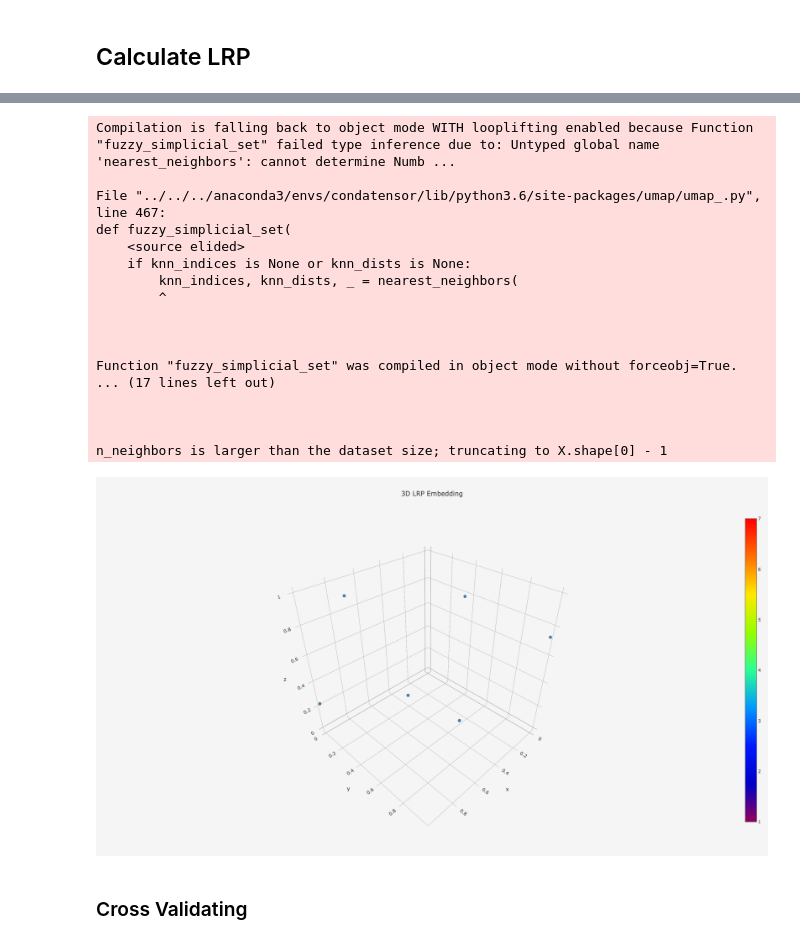
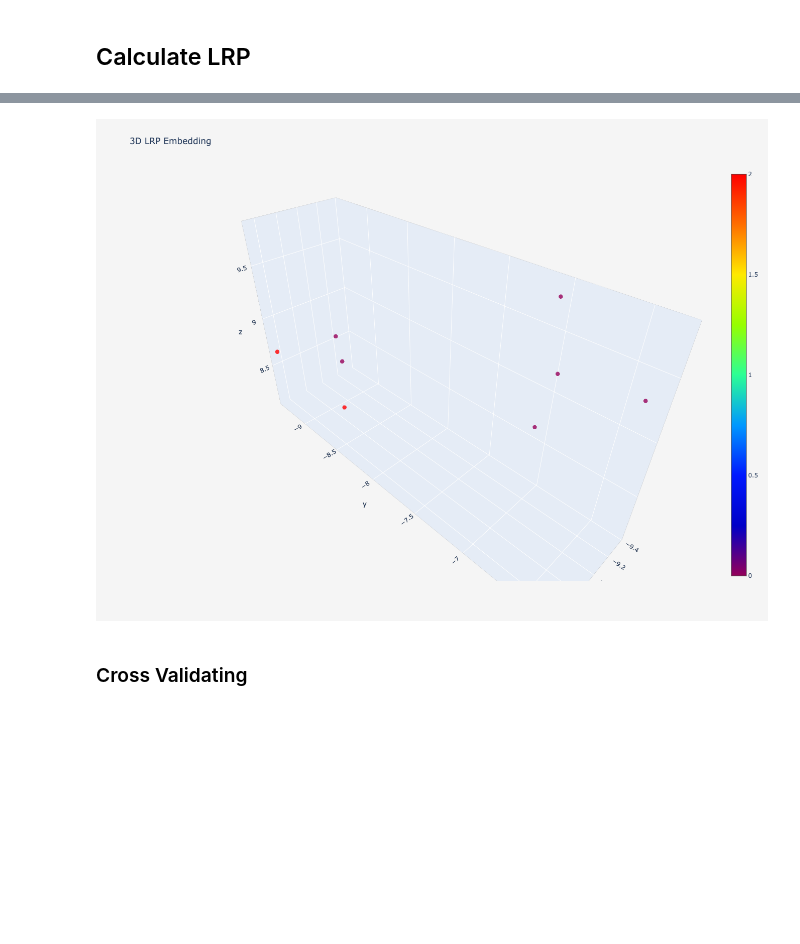
Before and after one commit to ahsanMah/interpretDL, a Jupyter notebook: ASD/HR_LR-post_gs.ipynb, the cells around one changed output, grey strips where cells are left out. Drawn from its saved outputs; the diff is of its cells as text; code cells hidden in the pictures; blank space fills up the shorter version.

Commit message:
Added some code to visualize feature relevances

```diff
--- a/ASD/HR_LR-post_gs.ipynb
+++ b/ASD/HR_LR-post_gs.ipynb
@@ -241,2 +247,6 @@ precision_score(y_true=np.ravel(y_valid), y_pred=y_pred, pos_label=0)
 # %% [markdown]
 ## Calculate LRP
+# %%
+val_samples = analysis_labels.loc[test_labels.index]
+val_samples["DNN Pred"] = y_pred
+val_samples[val_samples["Risk"]=="HR"]
@@ -243,10 +269,13 @@ precision_score(y_true=np.ravel(y_valid), y_pred=y_pred, pos_label=0)
+# %%
+_correct = np.logical_and(y_pred == np.ravel(y_valid) , (val_samples["Risk"]=="HR").values)
+_labels = val_samples[_correct]["ASD_DX_group"].values
 # %%
-correct_HR_samples = X_valid[y_pred == np.ravel(y_valid) & (val_samples["Risk"]=="HR").values]
+correct_HR_samples = X_valid[np.logical_and(y_pred == np.ravel(y_valid) , (val_samples["Risk"]=="HR").values)]
 # %%
 import innvestigate
 import innvestigate.utils as iutils
 
-analyzer_type = "lrp.epsilon"
+analyzer_type = "pattern.attribution"
 analyzer_kwargs = {
     "pattern.attribution":
         {"pattern_type":"relu"},
@@ -321,37 +301,22 @@ def plot_3d_lrp(lrp):
 # %%
 from sklearn.preprocessing import MinMaxScaler
+from helper import plot_3d_lrp
+
 reducer = umap.UMAP(random_state=42,
                     n_components = 3,
-                    n_neighbors=5,
+                    n_neighbors=6,
                     min_dist=0)
 
 reducer_pipeline = Pipeline([
             ("umap", reducer),
-            ("scaler",  MinMaxScaler())
+#             ("scaler",  MinMaxScaler())
 ])
 
 reducer_pipeline.fit(lrp)
 embeddings = reducer_pipeline.transform(lrp)
-plot_3d_lrp(lrp)
+plot_3d_lrp(embeddings, colors= enc.transform(_labels.reshape(-1,1))[:,0], labels=_labels )
 # %% [output]
-Compilation is falling back to object mode WITH looplifting enabled because Function "fuzzy_simplicial_set" failed type inference due to: Untyped global name 'nearest_neighbors': cannot determine Numb ...
-
-File "../../../anaconda3/envs/condatensor/lib/python3.6/site-packages/umap/umap_.py", line 467:
-def fuzzy_simplicial_set(
-    <source elided>
-    if knn_indices is None or knn_dists is None:
-        knn_indices, knn_dists, _ = nearest_neighbors(
-        ^
-
-
-
-Function "fuzzy_simplicial_set" was compiled in object mode without forceobj=True.
-... (17 lines left out)
-
-
-
-n_neighbors is larger than the dataset size; truncating to X.shape[0] - 1
-[figure, old version]
+[figure, new version]
 # %% [markdown]
 ### Cross Validating
 # %%
```
Also changed, not shown: parts of 38 cells of this notebook, 2 other files.
